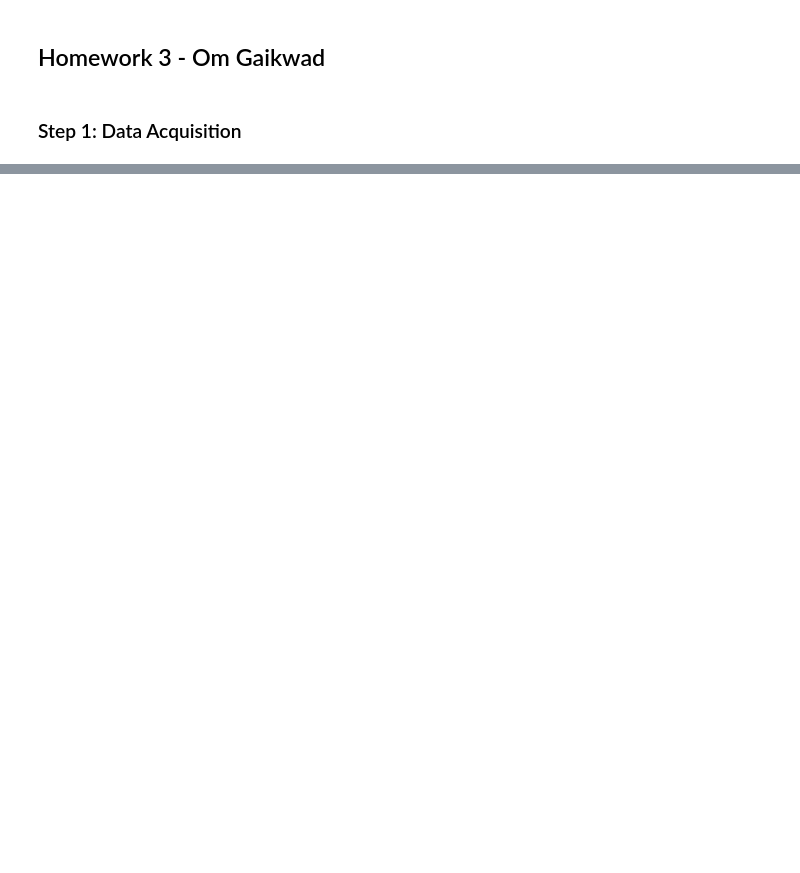
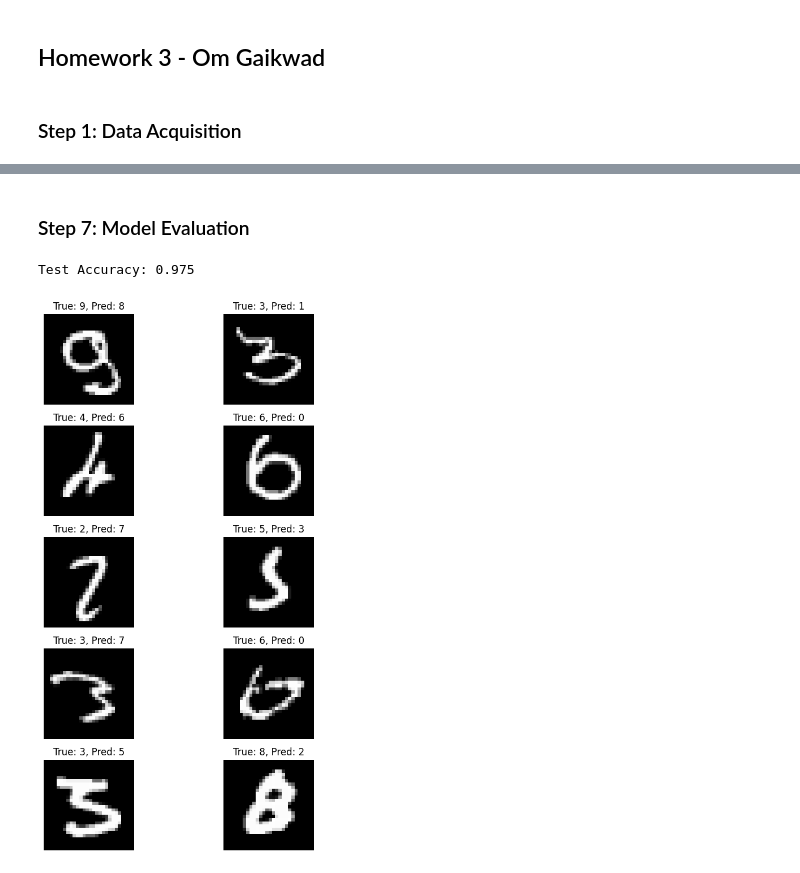
Before and after one commit to omgaikwad26/MachineLearning, a Jupyter notebook: AAI-595 - Intro to Machine Learning/HW2/HW4/OmGaikwad_HW4.ipynb, the cells around one changed output, grey strips where cells are left out. Saved outputs shown, nothing was run; the diff lists cells and outputs as text; code cells hidden in the pictures; blank space fills up the shorter version.

```diff
--- a/AAI-595 - Intro to Machine Learning/HW2/HW4/OmGaikwad_HW4.ipynb
+++ b/AAI-595 - Intro to Machine Learning/HW2/HW4/OmGaikwad_HW4.ipynb
@@ -51,0 +40,15 @@ FileNotFoundError: [Errno 2] No such file or directory: 'HW4/MNIST/train-images-
+# %%
+# Normalize the pixel values to be between 0 and 1
+X_train = X_train / 255.0
+X_test = X_test / 255.0
+
+# Flatten the images into 1D vectors
+X_train = X_train.reshape(-1, 28*28)
+X_test = X_test.reshape(-1, 28*28)
+
+# One-hot encode the labels
+def one_hot_encode(y, num_classes=10):
+    return np.eye(num_classes)[y]
+
+y_train_encoded = one_hot_encode(y_train)
+y_test_encoded = one_hot_encode(y_test)
@@ -51,0 +84,9 @@ FileNotFoundError: [Errno 2] No such file or directory: 'HW4/MNIST/train-images-
+# %%
+def feed_forward(x):
+    z1 = np.dot(x, W1) + b1
+    a1 = sigmoid(z1)
+    z2 = np.dot(a1, W2) + b2
+    a2 = sigmoid(z2)
+    z3 = np.dot(a2, W3) + b3
+    a3 = softmax(z3)
+    return z1, a1, z2, a2, z3, a3
@@ -51,0 +175,26 @@ FileNotFoundError: [Errno 2] No such file or directory: 'HW4/MNIST/train-images-
+# %% [markdown]
+### Step 7: Model Evaluation
+# %%
+# Compute the test accuracy
+z1_test, a1_test, z2_test, a2_test, z3_test, y_pred_test = feed_forward(X_test)
+pred_labels = np.argmax(y_pred_test, axis=1)
+true_labels = y_test
+accuracy = np.mean(pred_labels == true_labels)
+print("Test Accuracy:", accuracy)
+
+# Plot misclassified images
+wrong_idx = np.where(pred_labels != true_labels)[0][:10]
+fig, axs = plt.subplots(nrows=5, ncols=2, figsize=(8, 10))
+axs = axs.flatten()
+
+for i, ax in enumerate(axs):
+    idx = wrong_idx[i]
+    ax.imshow(X_test[idx].reshape(28, 28), cmap='gray')
+    ax.set_title(f"True: {true_labels[idx]}, Pred: {pred_labels[idx]}")
+    ax.axis('off')
+
+plt.tight_layout()
+plt.show()
+# %% [output]
+Test Accuracy: 0.975
+[figure, added]
```
Also changed, not shown: parts of 9 cells of this notebook.
